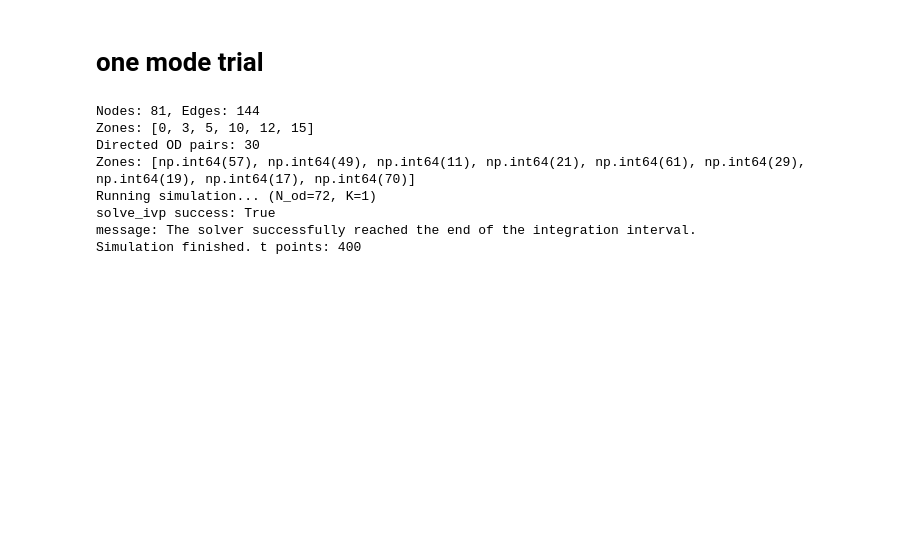
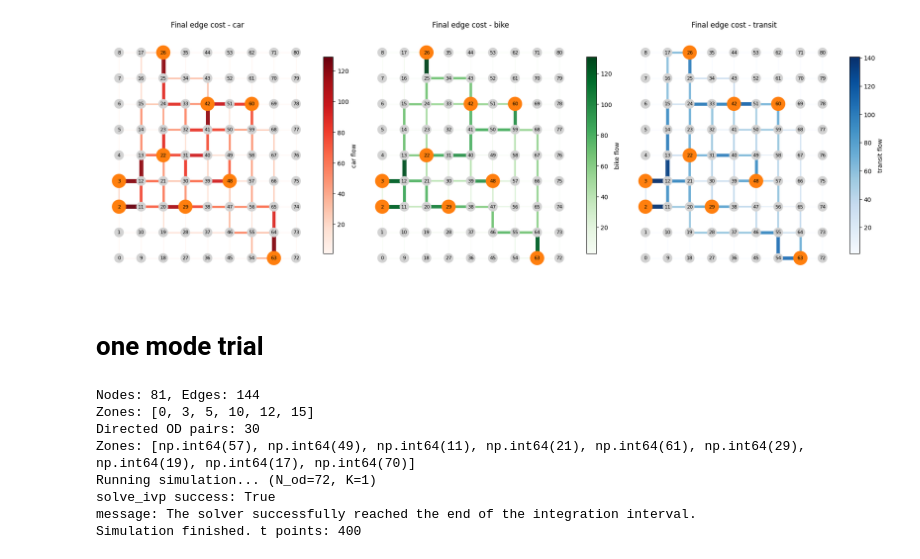
Before and after one commit to alessiopitteri/network_congestion_game, a Jupyter notebook: cg_od.ipynb, the cells around one changed output. Cells and saved outputs as stored; diff of their text form; code cells hidden in the pictures; blank space fills up the shorter version.

```diff
--- a/cg_od.ipynb
+++ b/cg_od.ipynb
@@ -244,3 +254,62 @@ edge (67, 76) -> flow 11.0512
+# %%
+# ============================================================
+# PLOT: GRAPH WITH COST BY MODE (different colors)
+# ============================================================
+
+x_final = X[-1]
+
+# flow per edge and mode
+final_mode_flows = np.zeros((model.E, model.K))
+for od in range(model.N_od):
+    for m in range(model.K):
+        share = x_final[od, m]
+        path = model.paths[(od, m)]
+        for e in path:
+            final_mode_flows[e, m] += share
+
+fig, axes = plt.subplots(1, 3, figsize=(18, 6), constrained_layout=True)
+for m, ax in enumerate(axes):
+    mode_name = mode_names[m]
+    edge_values = model.edge_costs[:, m]
+
+    norm = plt.Normalize(vmin=edge_values.min(), vmax=edge_values.max() + 1e-12)
+    edge_widths = 1.0 + 6.0 * norm(edge_values)
+    # Color nodes: OD zones in orange, others in gray
+    node_colors = ['tab:orange' if n in zones else 'lightgray' for n in G.nodes()]
+    node_sizes = [500 if n in zones else 220 for n in G.nodes()]
+
+    '''nx.draw_networkx_nodes(
+        G, pos=pos, node_size=node_sizes, node_color=node_colors
+    )
+    nx.draw_networkx_labels(
+        G, pos=pos, font_size=8, font_weight='bold'
+    )'''
+    nx.draw_networkx_nodes(
+        G, pos=pos, node_size=node_sizes, node_color=node_colors, ax=ax
+    )
+    nx.draw_networkx_labels(
+        G, pos=pos, font_size=8, ax=ax
+    )
+    nx.draw_networkx_edges(
+        G,
+        pos=pos,
+        edgelist=edges,
+        width=edge_widths,
+        edge_color=edge_values,
+        edge_cmap=mode_cmaps[mode_name],
+        alpha=0.95,
+        ax=ax,
+    )
+
+    sm = plt.cm.ScalarMappable(cmap=mode_cmaps[mode_name], norm=norm)
+    plt.colorbar(sm, ax=ax, fraction=0.046, pad=0.04, label=f"{mode_name} flow")
+
+    ax.set_title(f"Final edge cost - {mode_name}")
+    ax.axis("off")
+
+plt.show()
+# %% [output]
+[figure, added]
 # %% [markdown]
 # one mode trial
 # %%
```
Also changed, not shown: parts of 2 cells of this notebook, 1 other file.
